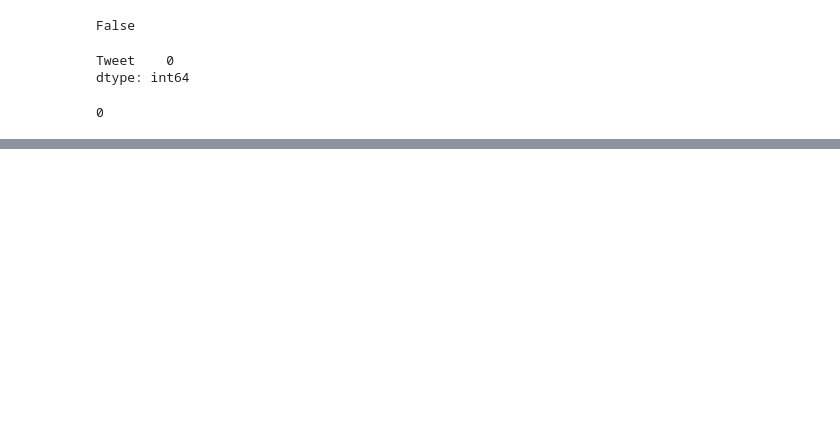
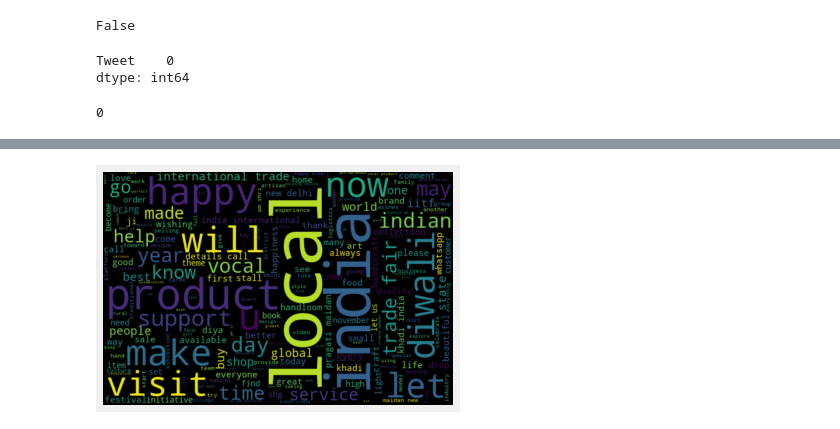
Before and after one commit to phanindra547/sample, a Jupyter notebook: twitter.ipynb, the cells around one changed output, grey strips where cells are left out. Drawn from its saved outputs; the diff is of its cells as text; code cells hidden in the pictures; blank space fills up the shorter version.

```diff
--- a/twitter.ipynb
+++ b/twitter.ipynb
@@ -213,0 +163,8 @@ Using a pipeline without specifying a model name and revision in production is n
+# %%
+def getSubjectivity(data):
+  return TextBlob(data).sentiment.subjectivity
+def getPloarity(data):
+  return TextBlob(data).sentiment.polarity
+df['subjective']=df['Tweet'].apply(getSubjectivity)
+df['Polarity']=df['Tweet'].apply(getPloarity)
+df
@@ -213,0 +185,9 @@ Using a pipeline without specifying a model name and revision in production is n
+# %%
+#plot the word cloud
+words=' '.join([twt for twt in df['Tweet']])
+wordCloud = WordCloud(width=600,height=400,random_state=23,max_font_size=120).generate(words)
+plt.imshow(wordCloud,interpolation="bilinear")
+plt.axis('off')
+plt.show()
+# %% [output]
+[figure, added]
```
Also changed, not shown: parts of 19 cells of this notebook.
